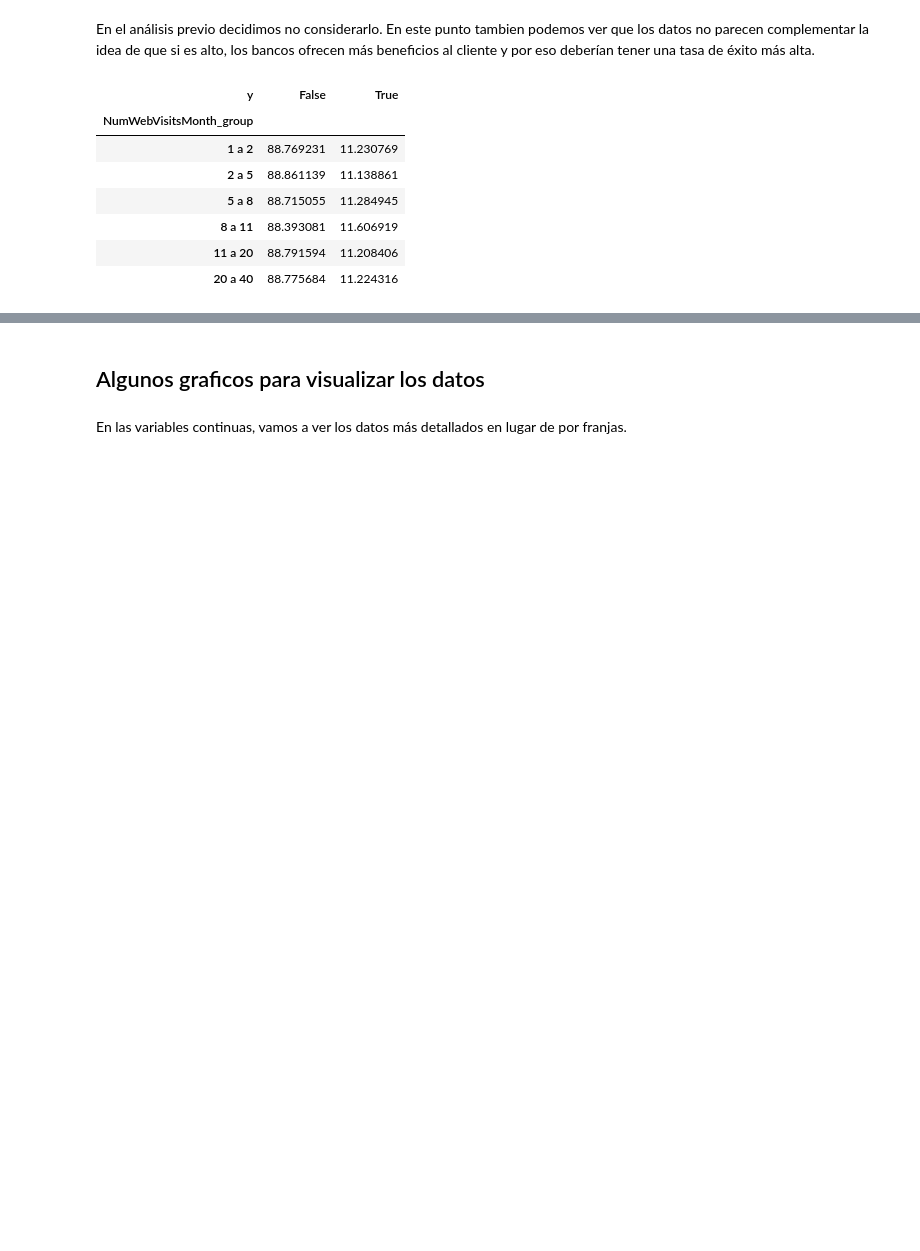
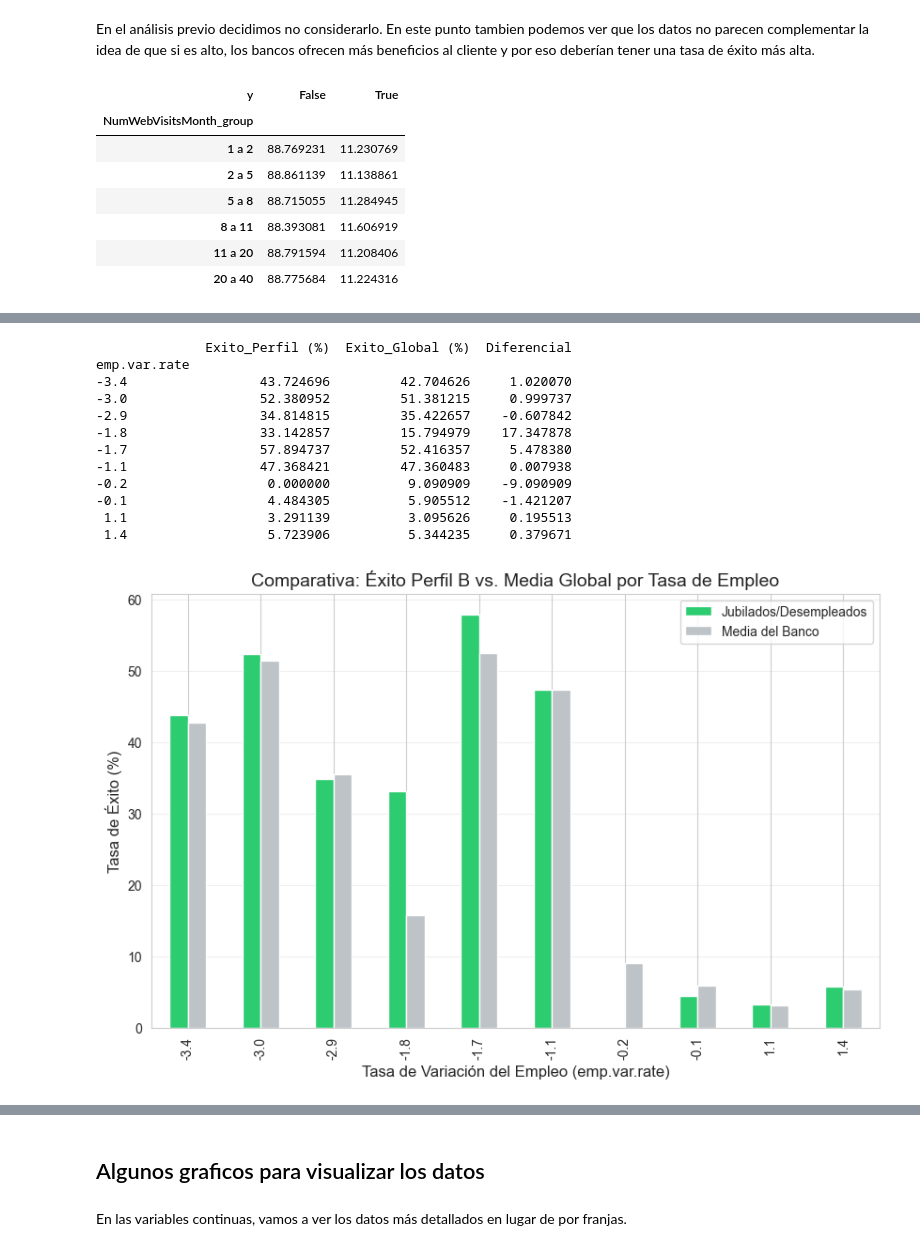
Before and after one commit to claudiarm2002/DataProject-Python-for-Data, a Jupyter notebook: DataProject_PythonForData.ipynb, the cells around one changed output, grey strips where cells are left out. Saved outputs shown, nothing was run; the diff lists cells and outputs as text; code cells hidden in the pictures; blank space fills up the shorter version.

```diff
--- a/DataProject_PythonForData.ipynb
+++ b/DataProject_PythonForData.ipynb
@@ -1435,0 +1477,5 @@ numwebvisitsmonth_y_percentage
+# %%
+# Subconjunto de "Perfiles de interés" (retired y unemployed)
+df_perfil = data_merged[data_merged['job'].isin(['retired', 'unemployed'])].copy()
+success_perfil = df_perfil.groupby('emp.var.rate')['y'].mean() * 100
+success_perfil.sort_index()
@@ -1435,0 +1495,3 @@ numwebvisitsmonth_y_percentage
+# %%
+success_global = data_merged.groupby('emp.var.rate')['y'].mean() * 100
+success_global.sort_index()
@@ -1435,0 +1511,34 @@ numwebvisitsmonth_y_percentage
+# %%
+comparativa = pd.DataFrame({
+    'Exito_Perfil (%)': success_perfil,
+    'Exito_Global (%)': success_global
+}).sort_index()
+
+comparativa['Diferencial'] = comparativa['Exito_Perfil (%)'] - comparativa['Exito_Global (%)']
+
+print(comparativa)
+
+# 5. Visualización del comportamiento anticíclico
+plt.figure(figsize=(10, 6))
+comparativa[['Exito_Perfil (%)', 'Exito_Global (%)']].plot(kind='bar', ax=plt.gca(), color=['#2ecc71', '#bdc3c7'])
+
+plt.title('Comparativa: Éxito Perfil B vs. Media Global por Tasa de Empleo', fontsize=14)
+plt.xlabel('Tasa de Variación del Empleo (emp.var.rate)', fontsize=12)
+plt.ylabel('Tasa de Éxito (%)', fontsize=12)
+plt.legend(['Jubilados/Desempleados', 'Media del Banco'])
+plt.grid(axis='y', alpha=0.3)
+plt.show()
+# %% [output]
+              Exito_Perfil (%)  Exito_Global (%)  Diferencial
+emp.var.rate
+-3.4                 43.724696         42.704626     1.020070
+-3.0                 52.380952         51.381215     0.999737
+-2.9                 34.814815         35.422657    -0.607842
+-1.8                 33.142857         15.794979    17.347878
+-1.7                 57.894737         52.416357     5.478380
+-1.1                 47.368421         47.360483     0.007938
+-0.2                  0.000000          9.090909    -9.090909
+-0.1                  4.484305          5.905512    -1.421207
+ 1.1                  3.291139          3.095626     0.195513
+ 1.4                  5.723906          5.344235     0.379671
+[figure, added]
```
Also changed, not shown: parts of 30 cells of this notebook, 2 other files.
